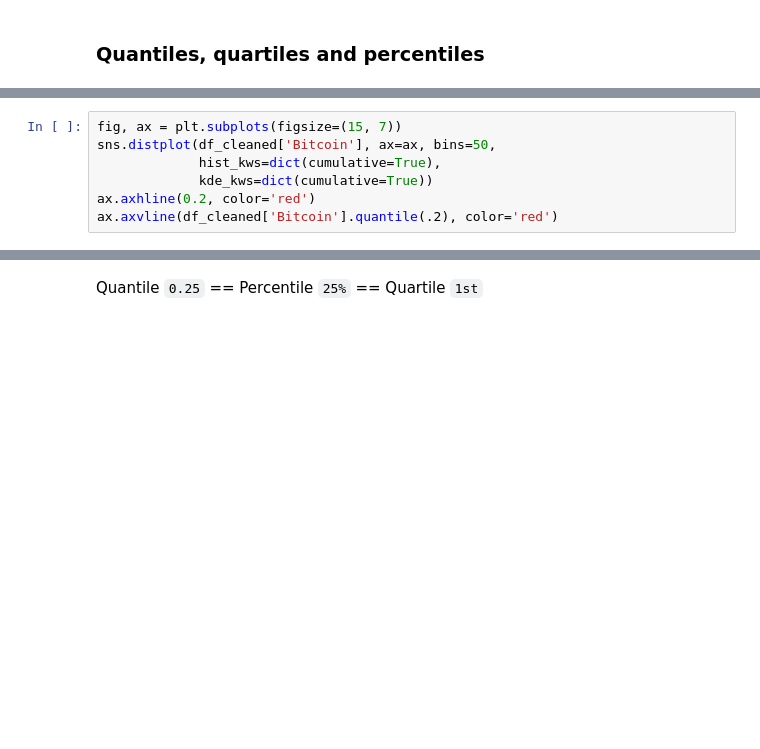
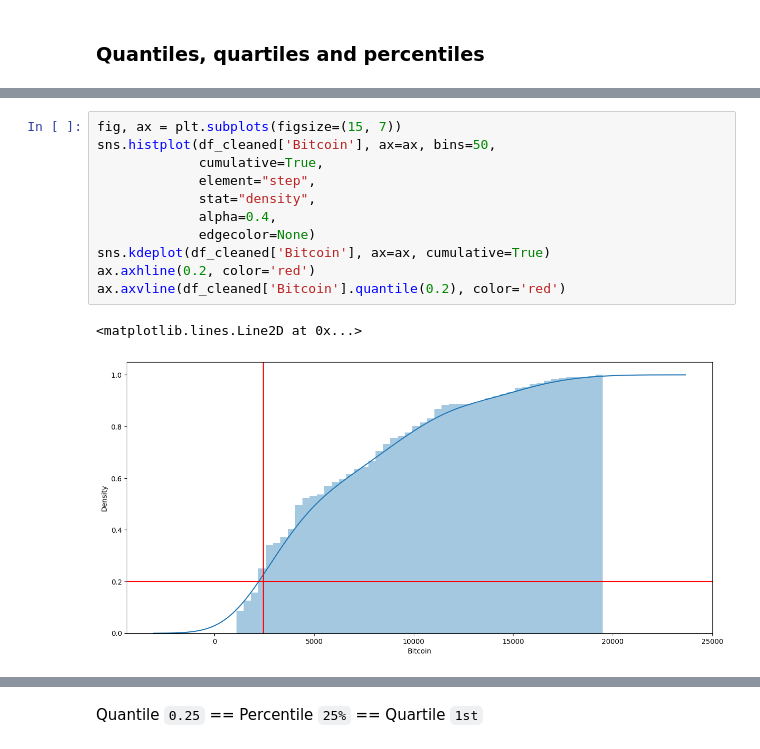
Before and after one commit to OfficialAlok/data-cleaning, a Jupyter notebook: 5 - Real Example.ipynb, the cells around one changed output, grey strips where cells are left out. Saved outputs shown, nothing was run; the diff lists cells and outputs as text; blank space fills up the shorter version.

```diff
--- a/5 - Real Example.ipynb
+++ b/5 - Real Example.ipynb
@@ -224,9 +249,16 @@ df_cleaned['Bitcoin'].quantile(.2)
 # %%
 fig, ax = plt.subplots(figsize=(15, 7))
-sns.distplot(df_cleaned['Bitcoin'], ax=ax, bins=50,
-             hist_kws=dict(cumulative=True),
-             kde_kws=dict(cumulative=True))
+sns.histplot(df_cleaned['Bitcoin'], ax=ax, bins=50,
+             cumulative=True,
+             element="step",
+             stat="density",
+             alpha=0.4,
+             edgecolor=None)
+sns.kdeplot(df_cleaned['Bitcoin'], ax=ax, cumulative=True)
 ax.axhline(0.2, color='red')
-ax.axvline(df_cleaned['Bitcoin'].quantile(.2), color='red')
+ax.axvline(df_cleaned['Bitcoin'].quantile(0.2), color='red')
+# %% [output]
+<matplotlib.lines.Line2D at 0x...>
+[figure, added]
 # %%
 df_cleaned['Bitcoin'].quantile(.5)
```
Also changed, not shown: parts of 26 cells of this notebook.
